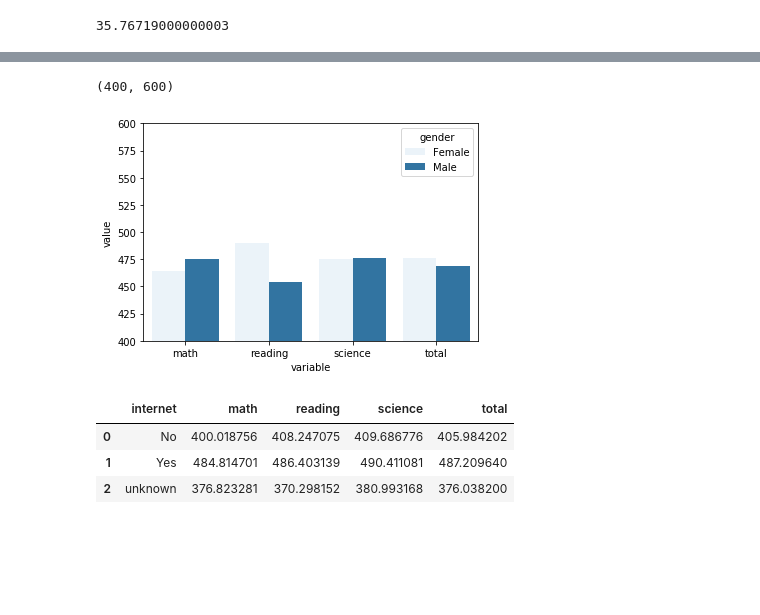
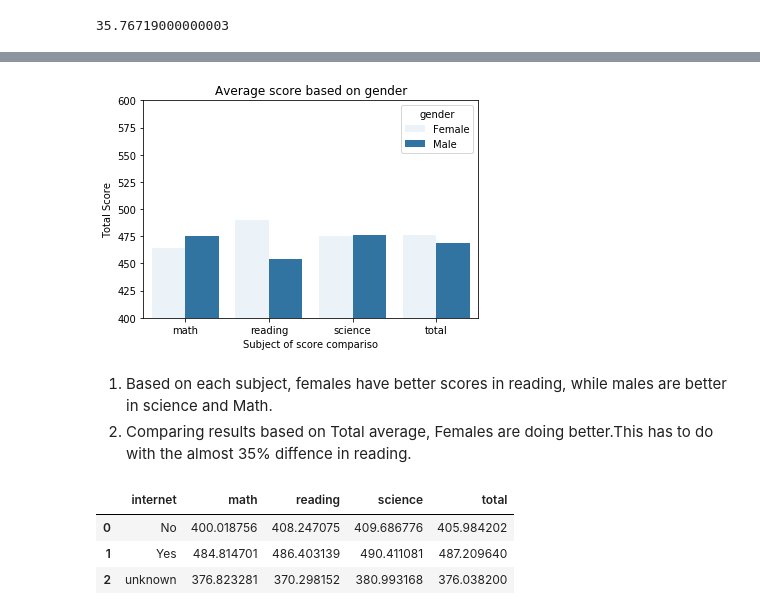
Before and after one commit to sattyani/UDACITY_DAND_PISA, a Jupyter notebook: Pisa Data Exploration.ipynb, the cells around one changed output, grey strips where cells are left out. Saved outputs shown, nothing was run; the diff lists cells and outputs as text; code cells hidden in the pictures; blank space fills up the shorter version.

Commit message:
updated files based on udacity feedback

```diff
--- a/Pisa Data Exploration.ipynb
+++ b/Pisa Data Exploration.ipynb
@@ -738,0 +734,3 @@ df_pisa_gender_melt[(df_pisa_gender_melt['variable']=='reading')& (df_pisa_gende
+# %%
+df_pisa_gender_melt = pd.melt(df_pisa_gender, id_vars=['gender'])
+df_pisa_gender_melt
@@ -739,9 +747,15 @@ df_pisa_gender_melt[(df_pisa_gender_melt['variable']=='reading')& (df_pisa_gende
 # %%
 sb.barplot(data=df_pisa_gender_melt, x="variable",y="value",hue="gender", color=sb.color_palette()[0])
-plt.ylim(400, 600)
+
+plt.title('Average score based on gender')
+plt.xlabel('Subject of score compariso')
+plt.ylabel('Total Score')
+plt.ylim(400, 600);
 # %% [output]
-(400, 600)
-[figure, old version]
+[figure, new version]
+# %% [markdown]
+1. Based on each subject, females have better scores in reading, while males are better in science and Math.
+2. Comparing results based on Total average, Females are doing better.This has to do with the almost 35% diffence in reading.
 # %%
 df_pisa_internet = df_pisa_clean.groupby('internet')[['math','reading','science','total']].mean().reset_index()
 df_pisa_internet
```
Also changed, not shown: parts of 24 cells of this notebook, 6 other files.
